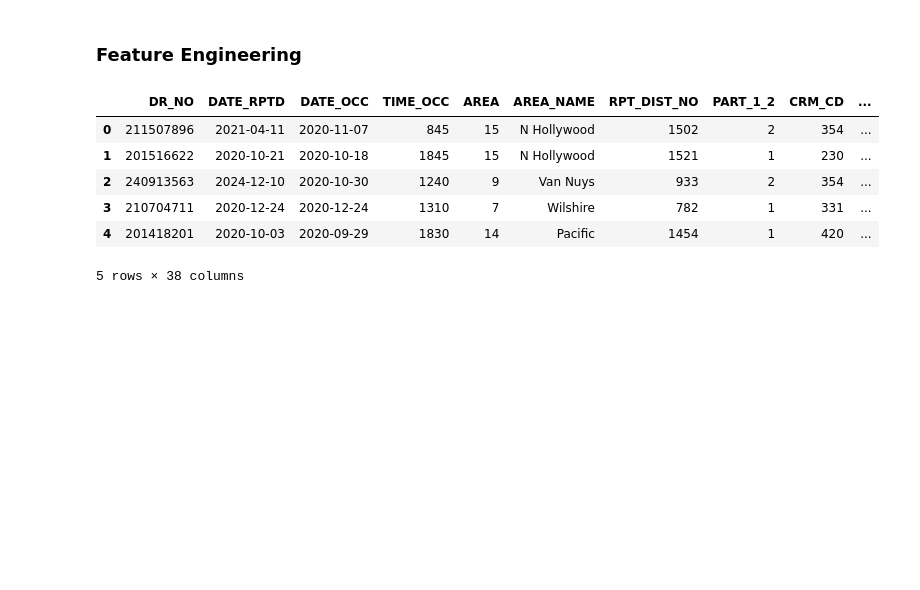
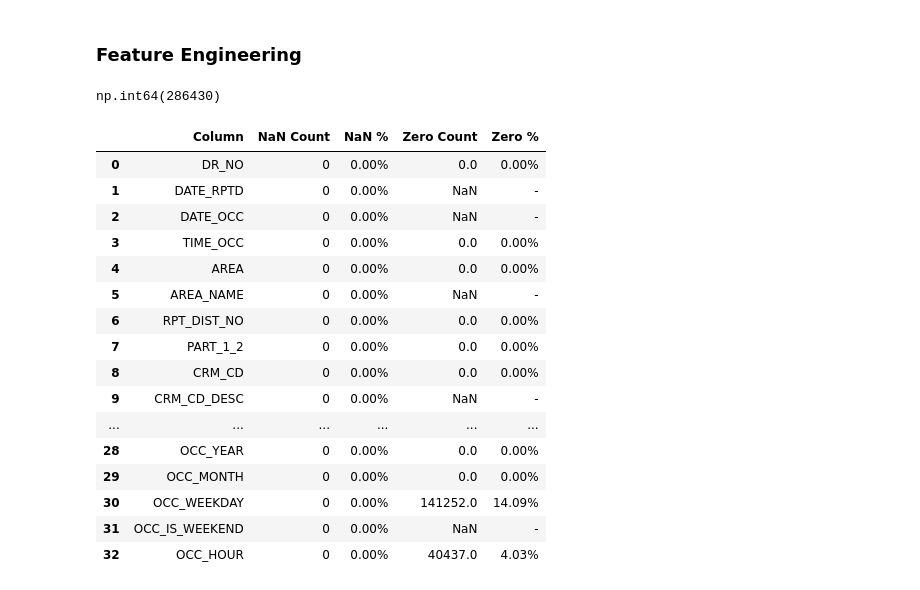
Before and after one commit to wwebpy/CrimeData-LA-EDA, a Jupyter notebook: notebooks/data_cleaning.ipynb, the cells around one changed output. Saved outputs shown, nothing was run; the diff lists cells and outputs as text; code cells hidden in the pictures; blank space fills up the shorter version.

Commit message:
clean

```diff
--- a/notebooks/initial_data_exploration.ipynb
+++ b/notebooks/data_cleaning.ipynb
@@ -190,0 +191,9 @@ report
+# %%
+# Daten bereinigen
+data['VICT_AGE'].replace(0, np.nan, inplace=True) # 0 zu NAN machen
+data['VICT_SEX'] = data['VICT_SEX'].fillna('X') # 0 zu X machen = unbekannt
+data['WEAPON_USED_CD'] = data['WEAPON_USED_CD'].fillna(0)
+data['WEAPON_DESC'] = data['WEAPON_DESC'].fillna('NONE')
+
+# Nur Zeilen behalten mit gültiger LAT und LON
+data = data[(data['LAT'] != 0) & (data['LON'] != 0)]
@@ -195,14 +211,56 @@ report
 data['OCC_YEAR'] = data['DATE_OCC'].dt.year
 data['OCC_MONTH'] = data['DATE_OCC'].dt.month
 data['OCC_WEEKDAY'] = data['DATE_OCC'].dt.weekday
-data['OCC_IS_WEEKEND'] = data['WEEKDAY'].isin([5,6]).map({True: 'YES', False: 'NO'})
+data['OCC_IS_WEEKEND'] = data['OCC_WEEKDAY'].isin([5,6]).map({True: 'YES', False: 'NO'})
 data['OCC_HOUR'] = (data['TIME_OCC'] // 100).astype(int)
 data.head()
+
+data['OCC_IS_WEEKEND'].eq("YES").sum() #test
 # %% [output]
-|  | DR_NO | DATE_RPTD | DATE_OCC | TIME_OCC | AREA | AREA_NAME | RPT_DIST_NO | PART_1_2 | CRM_CD | ... |
-| 0 | 211507896 | 2021-04-11 | 2020-11-07 | 845 | 15 | N Hollywood | 1502 | 2 | 354 | ... |
-| 1 | 201516622 | 2020-10-21 | 2020-10-18 | 1845 | 15 | N Hollywood | 1521 | 1 | 230 | ... |
-| 2 | 240913563 | 2024-12-10 | 2020-10-30 | 1240 | 9 | Van Nuys | 933 | 2 | 354 | ... |
-| 3 | 210704711 | 2020-12-24 | 2020-12-24 | 1310 | 7 | Wilshire | 782 | 1 | 331 | ... |
-| 4 | 201418201 | 2020-10-03 | 2020-09-29 | 1830 | 14 | Pacific | 1454 | 1 | 420 | ... |
-5 rows × 38 columns
+np.int64(286430)
+# %%
+# Testen ob daten nun clean sind
+def zero_and_nan_report(df):
+    results = []
+    total = len(df)
+
+    for col in df.columns:
+        # NaN
+        nan_count = df[col].isna().sum()
+
+        # Zero only for numeric
+        zero_count = (df[col] == 0).sum() if pd.api.types.is_numeric_dtype(df[col]) else None
+
+        results.append([
+            col,
+            nan_count,
+            f"{nan_count/total:.2%}",
+            zero_count,
+            f"{zero_count/total:.2%}" if zero_count is not None else '-'
+        ])
+
+    return pd.DataFrame(
+        results,
+        columns=['Column', 'NaN Count', 'NaN %', 'Zero Count', 'Zero %']
+    )
+
+report = zero_and_nan_report(data)
+report
+# %% [output]
+|  | Column | NaN Count | NaN % | Zero Count | Zero % |
+| 0 | DR_NO | 0 | 0.00% | 0.0 | 0.00% |
+| 1 | DATE_RPTD | 0 | 0.00% | NaN | - |
+| 2 | DATE_OCC | 0 | 0.00% | NaN | - |
+| 3 | TIME_OCC | 0 | 0.00% | 0.0 | 0.00% |
+| 4 | AREA | 0 | 0.00% | 0.0 | 0.00% |
+| 5 | AREA_NAME | 0 | 0.00% | NaN | - |
+| 6 | RPT_DIST_NO | 0 | 0.00% | 0.0 | 0.00% |
+| 7 | PART_1_2 | 0 | 0.00% | 0.0 | 0.00% |
+| 8 | CRM_CD | 0 | 0.00% | 0.0 | 0.00% |
+| 9 | CRM_CD_DESC | 0 | 0.00% | NaN | - |
+| ... | ... | ... | ... | ... | ... |
+| 28 | OCC_YEAR | 0 | 0.00% | 0.0 | 0.00% |
+| 29 | OCC_MONTH | 0 | 0.00% | 0.0 | 0.00% |
+| 30 | OCC_WEEKDAY | 0 | 0.00% | 141252.0 | 14.09% |
+| 31 | OCC_IS_WEEKEND | 0 | 0.00% | NaN | - |
+| 32 | OCC_HOUR | 0 | 0.00% | 40437.0 | 4.03% |
```
Also changed, not shown: parts of 2 cells of this notebook.
